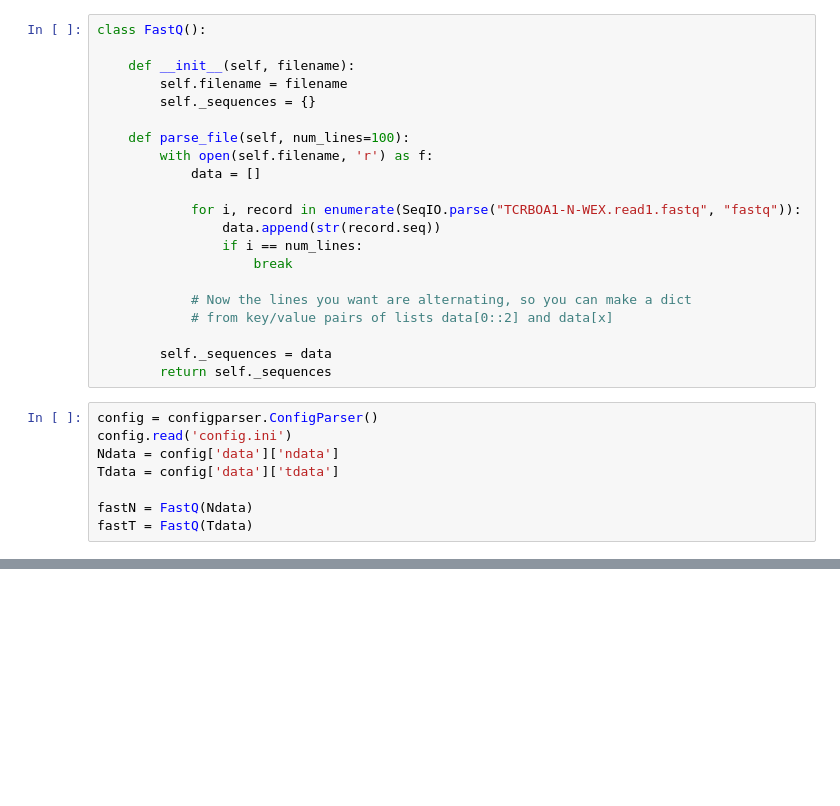
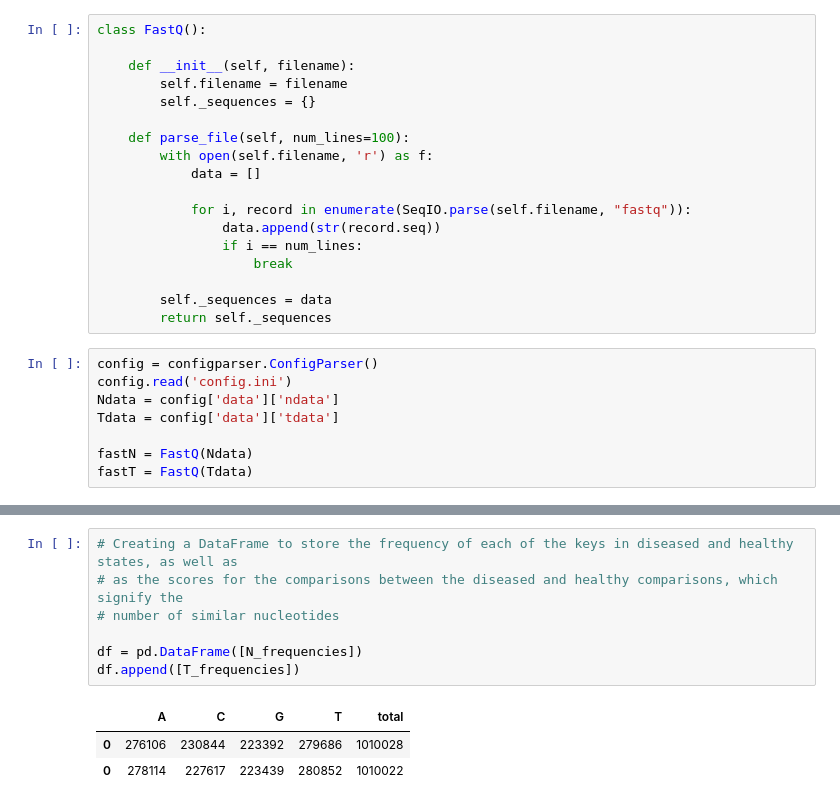
Before and after one commit to jrs33/Hack_NYU, a Jupyter notebook: genome-sequencing.ipynb, the cells around one changed output, grey strips where cells are left out. Cells and saved outputs as stored; diff of their text form; blank space fills up the shorter version.

Commit message:
cleaned up program, rearranged data structures for more efficient parsing, data mining done

```diff
--- a/genome-sequencing.ipynb
+++ b/genome-sequencing.ipynb
@@ -18,14 +18,11 @@ class FastQ():
         with open(self.filename, 'r') as f:
             data = []
 
-            for i, record in enumerate(SeqIO.parse("TCRBOA1-N-WEX.read1.fastq", "fastq")):
+            for i, record in enumerate(SeqIO.parse(self.filename, "fastq")):
                 data.append(str(record.seq))
                 if i == num_lines:
                     break
 
-            # Now the lines you want are alternating, so you can make a dict
-            # from key/value pairs of lists data[0::2] and data[x]
-
         self._sequences = data
         return self._sequences
 # %%
@@ -174,0 +127,11 @@ plt.hist(scores)
+# %%
+# Creating a DataFrame to store the frequency of each of the keys in diseased and healthy states, as well as
+# as the scores for the comparisons between the diseased and healthy comparisons, which signify the
+# number of similar nucleotides
+
+df = pd.DataFrame([N_frequencies])
+df.append([T_frequencies])
+# %% [output]
+|  | A | C | G | T | total |
+| 0 | 276106 | 230844 | 223392 | 279686 | 1010028 |
+| 0 | 278114 | 227617 | 223439 | 280852 | 1010022 |
```
Also changed, not shown: parts of 11 cells of this notebook.
